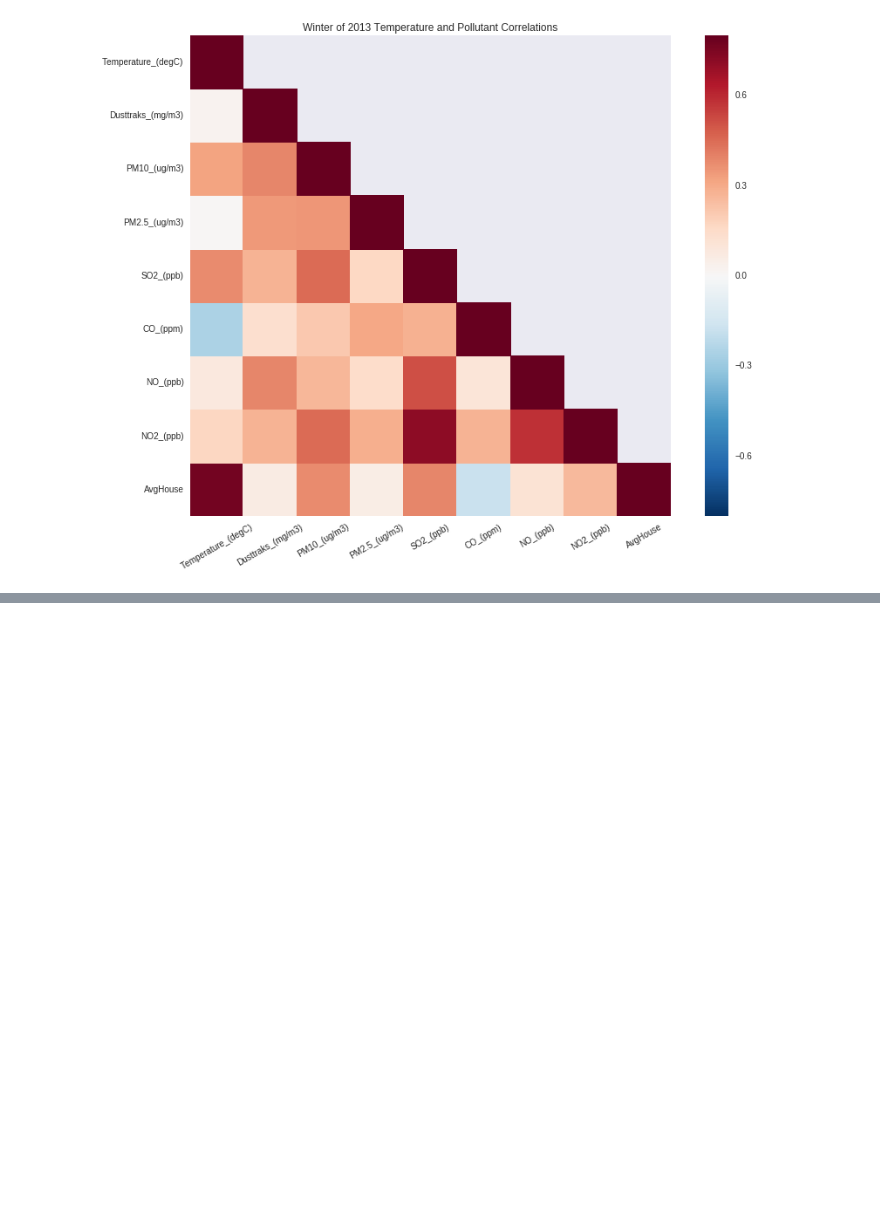
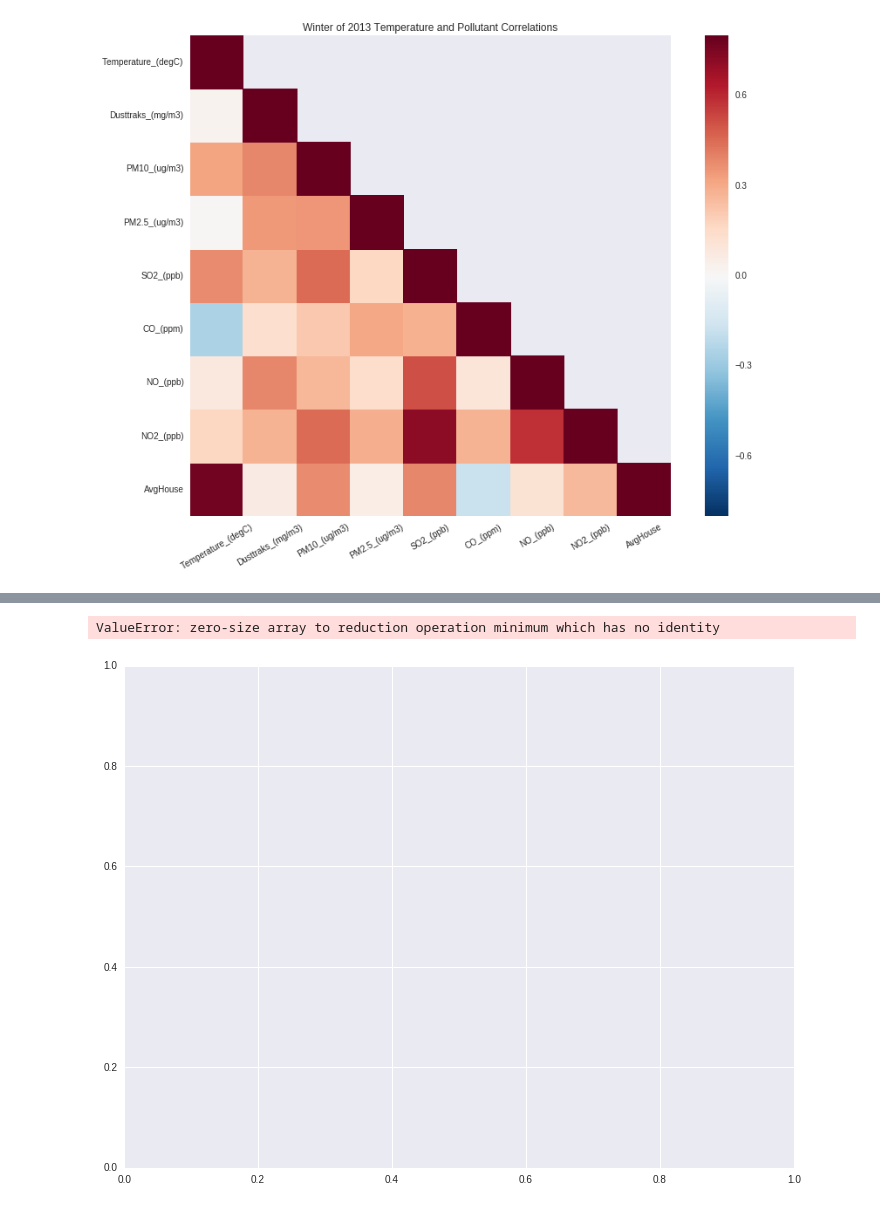
Before and after one commit to BrennaManning/DataScience2016FP, a Jupyter notebook: Stats_comparisons.ipynb, the cells around one changed output, grey strips where cells are left out. Cells and saved outputs as stored; diff of their text form; code cells hidden in the pictures; blank space fills up the shorter version.

```diff
--- a/Stats_comparisons.ipynb
+++ b/Stats_comparisons.ipynb
@@ -193,0 +234,7 @@ test entry test entry
+# %%
+dfnormmid13 = normalize(dfmid13, intHeadCorrList)
+speardfmid13 = dfnormmid13.corr(method = 'spearman')
+correlationHeatmap(speardfmid13, '2013')
+# %% [output]
+ValueError: zero-size array to reduction operation minimum which has no identity
+[figure, added]
```
Also changed, not shown: parts of 9 cells of this notebook, 1 other file.
